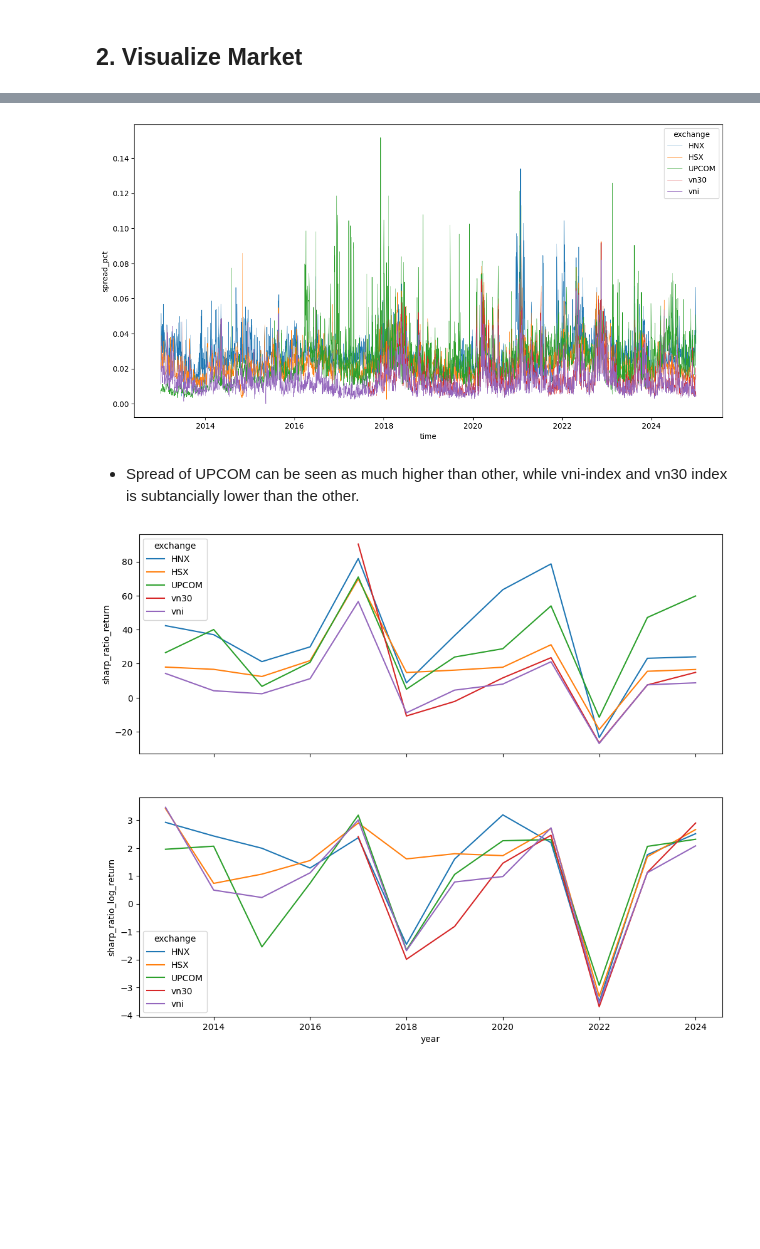
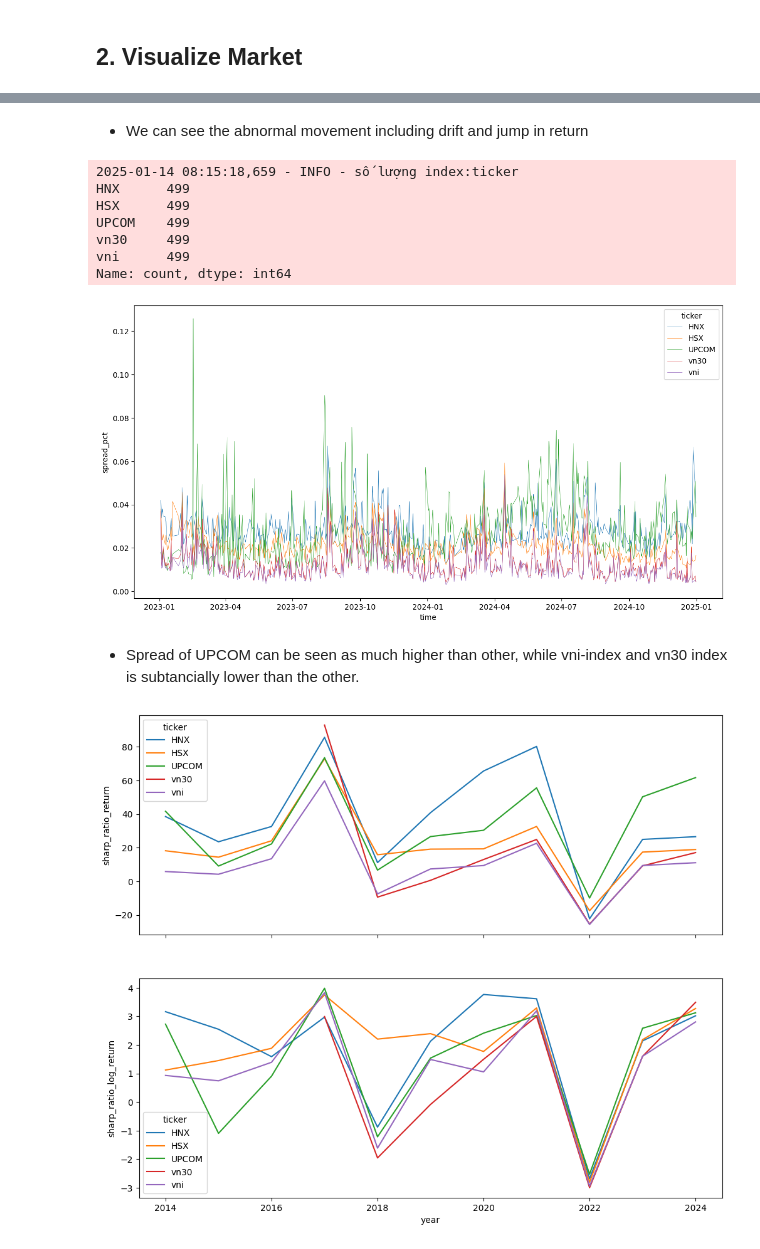
Before and after one commit to nguyentanquocbao/stock, a Jupyter notebook: 1. Macro visualize.ipynb, the cells around one changed output, grey strips where cells are left out. Drawn from its saved outputs; the diff is of its cells as text; code cells hidden in the pictures; blank space fills up the shorter version.

```diff
--- a/1. Macro visualize.ipynb
+++ b/1. Macro visualize.ipynb
@@ -59,0 +56,2 @@ Market_visual = visualize.MarketVisualize(market_data, risk_free_rate=0.05)
+# %%
+Market_visual = visualize.MarketVisualize("./data/stock/", "./stock_dictionary.json")
@@ -64,10 +113,19 @@ Market_visual.plot_scenario(min_year=2014, jump_threshold=3, drift_threshold=0.0
+# %% [markdown]
+* We can see the abnormal movement including drift and jump in return
 # %%
-Market_visual.plot_spread()
+Market_visual.plot_spread(min_year=2022)
 # %% [output]
+2025-01-14 08:15:18,659 - INFO - số lượng index:ticker
+HNX      499
+HSX      499
+UPCOM    499
+vn30     499
+vni      499
+Name: count, dtype: int64
-[figure, old version]
+[figure, new version]
 # %% [markdown]
 * Spread of UPCOM can be seen as much higher than other, while vni-index and vn30 index is subtancially lower than the other.
 # %%
 Market_visual.plot_sharp_ratios()
 # %% [output]
-[figure, old version]
+[figure, new version]
```
Also changed, not shown: parts of 10 cells of this notebook, 13 other files.
